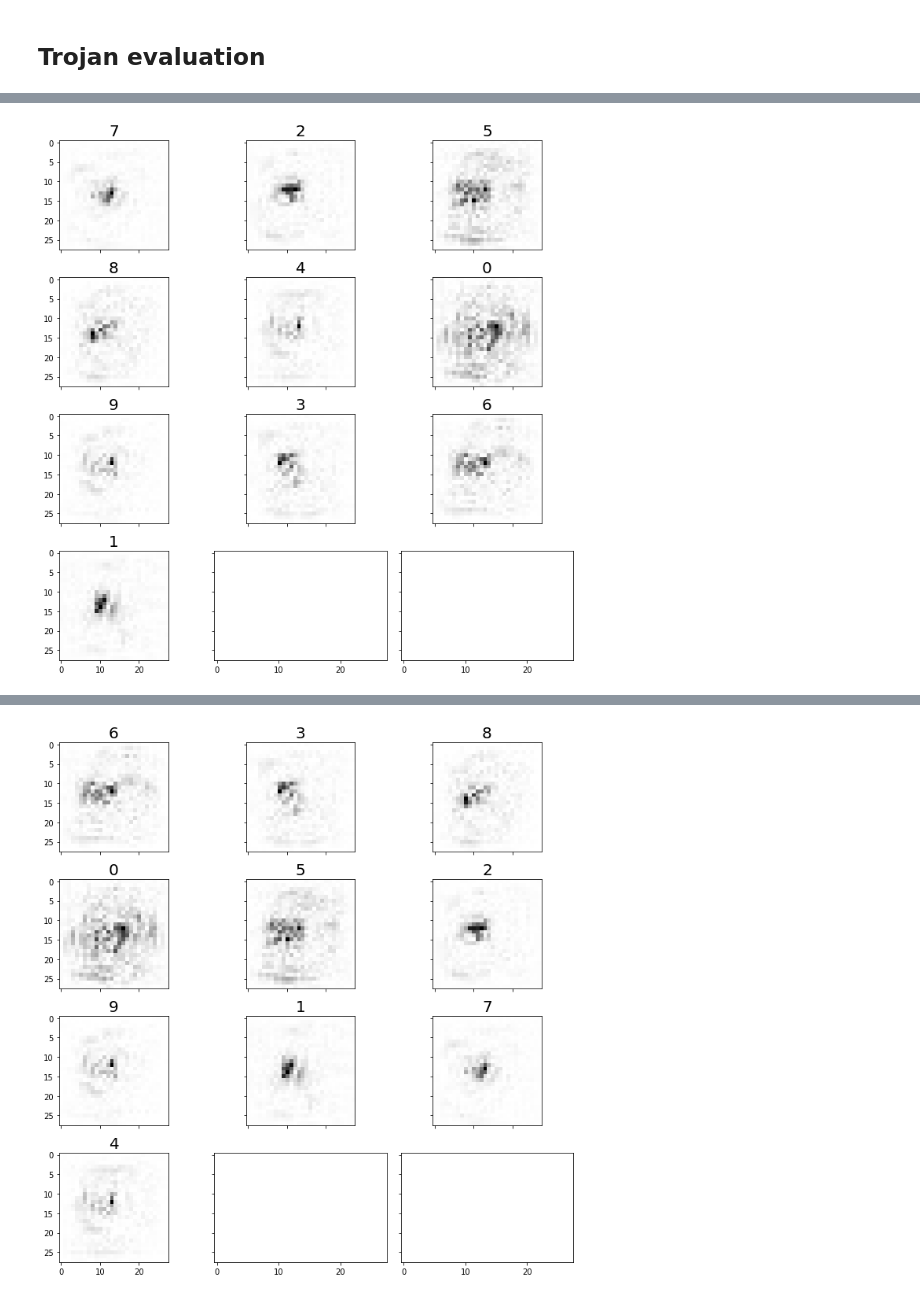
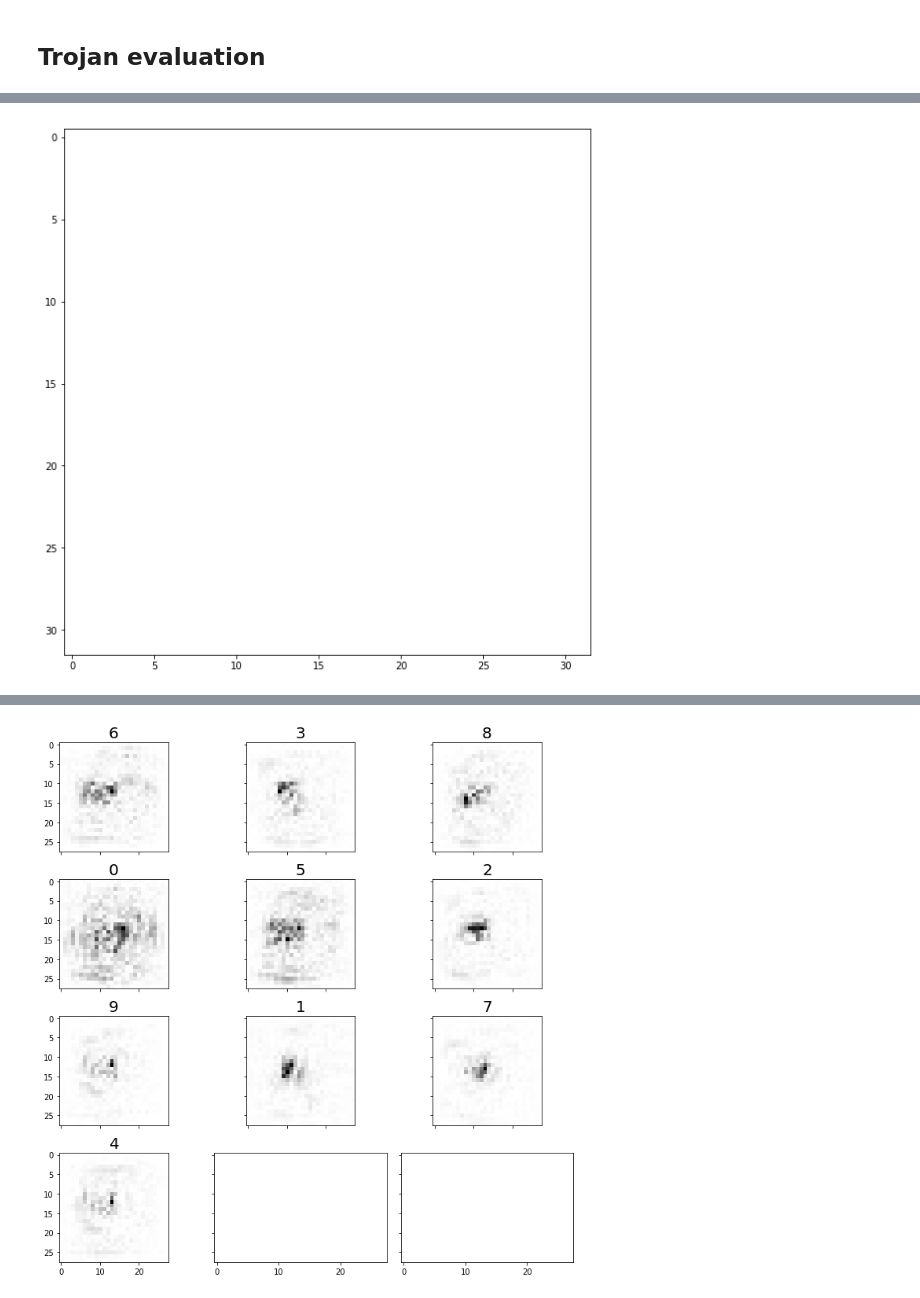
Before and after one commit to edublancas/trojan-defender, a Jupyter notebook: experiments/full-pipeline.ipynb, the cells around one changed output, grey strips where cells are left out. Saved outputs shown, nothing was run; the diff lists cells and outputs as text; code cells hidden in the pictures.

```diff
--- a/experiments/full-pipeline.ipynb
+++ b/experiments/full-pipeline.ipynb
@@ -283,4 +280,6 @@ sms2 = [saliency_for_class2(k) for k in range(10)]
-# %%
-grid(sms, labels=range(10))
-# %% [output]
-[figure, removed]
+# %%
+satured_input_image = np.ones(clean.input_shape) * 1
+# %%
+image(satured_input_image)
+# %% [output]
+[figure, added]
```
Also changed, not shown: parts of 68 cells of this notebook.
